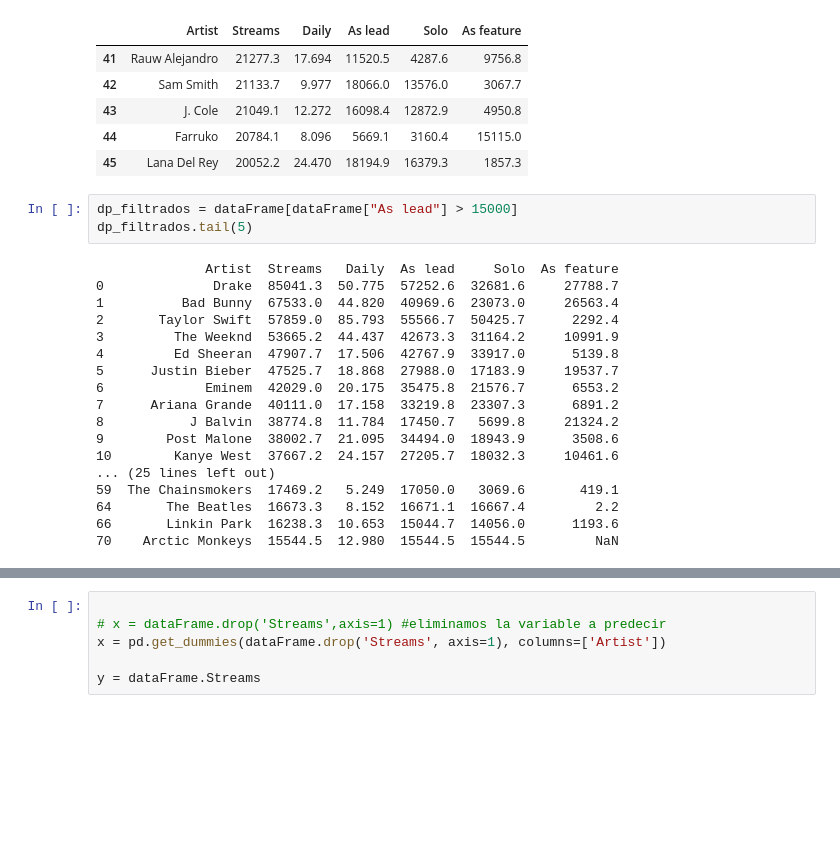
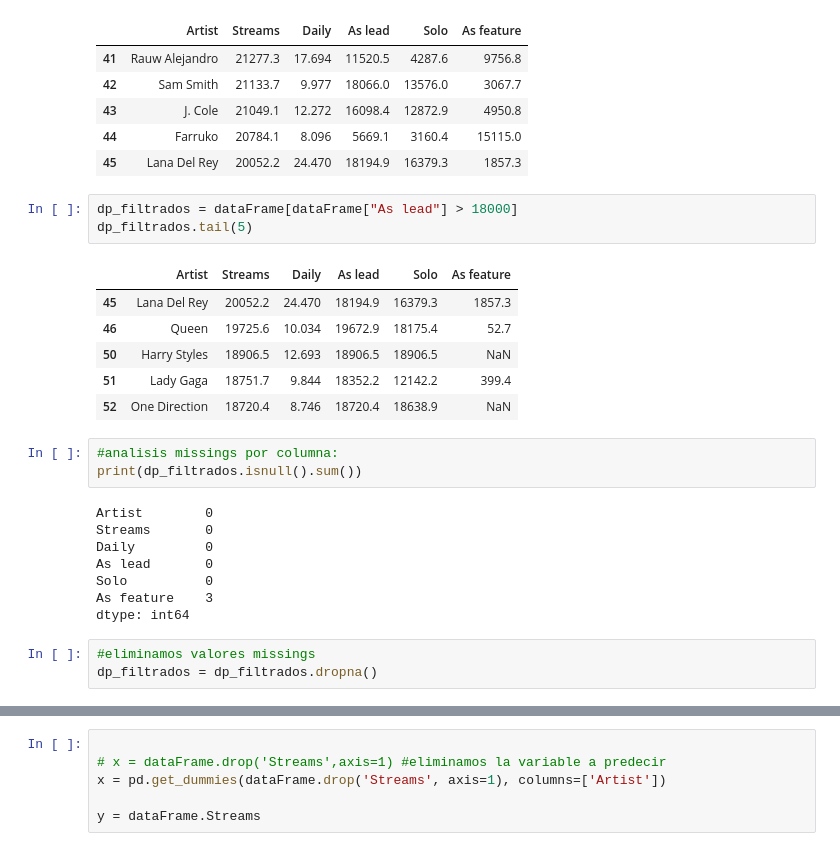
Before and after one commit to guillenec/final-machinLearning, a Jupyter notebook: ejersicio2.ipynb, the cells around one changed output, grey strips where cells are left out. Saved outputs shown, nothing was run; the diff lists cells and outputs as text; blank space fills up the shorter version.

```diff
--- a/ejersicio2.ipynb
+++ b/ejersicio2.ipynb
@@ -214,23 +214,26 @@ dp_filtrados.tail(5)
 | 44 | Farruko | 20784.1 | 8.096 | 5669.1 | 3160.4 | 15115.0 |
 | 45 | Lana Del Rey | 20052.2 | 24.470 | 18194.9 | 16379.3 | 1857.3 |
 # %%
-dp_filtrados = dataFrame[dataFrame["As lead"] > 15000]
+dp_filtrados = dataFrame[dataFrame["As lead"] > 18000]
 dp_filtrados.tail(5)
 # %% [output]
-              Artist  Streams   Daily  As lead     Solo  As feature
-0              Drake  85041.3  50.775  57252.6  32681.6     27788.7
-1          Bad Bunny  67533.0  44.820  40969.6  23073.0     26563.4
-2       Taylor Swift  57859.0  85.793  55566.7  50425.7      2292.4
-3         The Weeknd  53665.2  44.437  42673.3  31164.2     10991.9
-4         Ed Sheeran  47907.7  17.506  42767.9  33917.0      5139.8
-5      Justin Bieber  47525.7  18.868  27988.0  17183.9     19537.7
-6             Eminem  42029.0  20.175  35475.8  21576.7      6553.2
-7      Ariana Grande  40111.0  17.158  33219.8  23307.3      6891.2
-8           J Balvin  38774.8  11.784  17450.7   5699.8     21324.2
-9        Post Malone  38002.7  21.095  34494.0  18943.9      3508.6
-10        Kanye West  37667.2  24.157  27205.7  18032.3     10461.6
-... (25 lines left out)
-59  The Chainsmokers  17469.2   5.249  17050.0   3069.6       419.1
-64       The Beatles  16673.3   8.152  16671.1  16667.4         2.2
-66       Linkin Park  16238.3  10.653  15044.7  14056.0      1193.6
-70    Arctic Monkeys  15544.5  12.980  15544.5  15544.5         NaN
+|  | Artist | Streams | Daily | As lead | Solo | As feature |
+| 45 | Lana Del Rey | 20052.2 | 24.470 | 18194.9 | 16379.3 | 1857.3 |
+| 46 | Queen | 19725.6 | 10.034 | 19672.9 | 18175.4 | 52.7 |
+| 50 | Harry Styles | 18906.5 | 12.693 | 18906.5 | 18906.5 | NaN |
+| 51 | Lady Gaga | 18751.7 | 9.844 | 18352.2 | 12142.2 | 399.4 |
+| 52 | One Direction | 18720.4 | 8.746 | 18720.4 | 18638.9 | NaN |
+# %%
+#analisis missings por columna:
+print(dp_filtrados.isnull().sum())
+# %% [output]
+Artist        0
+Streams       0
+Daily         0
+As lead       0
+Solo          0
+As feature    3
+dtype: int64
+# %%
+#eliminamos valores missings
+dp_filtrados = dp_filtrados.dropna()
```
Also changed, not shown: parts of 3 cells of this notebook.
